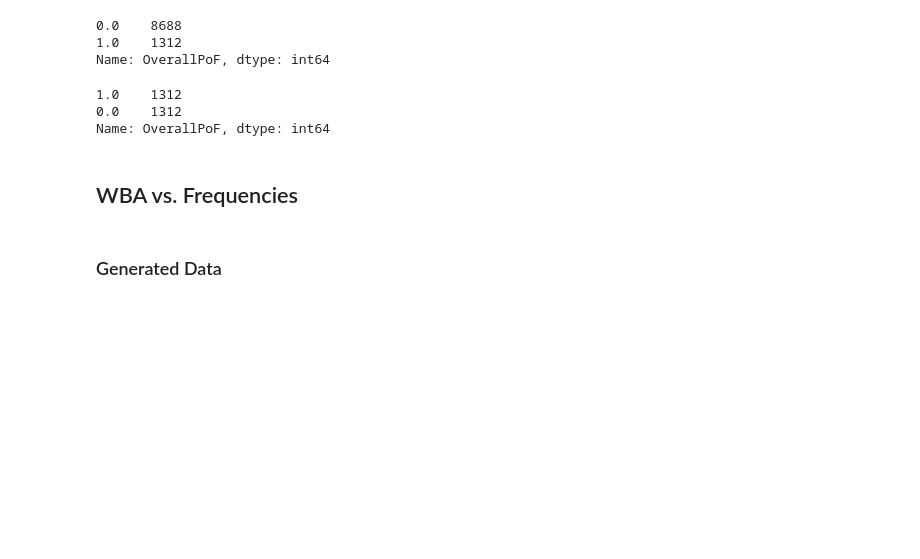
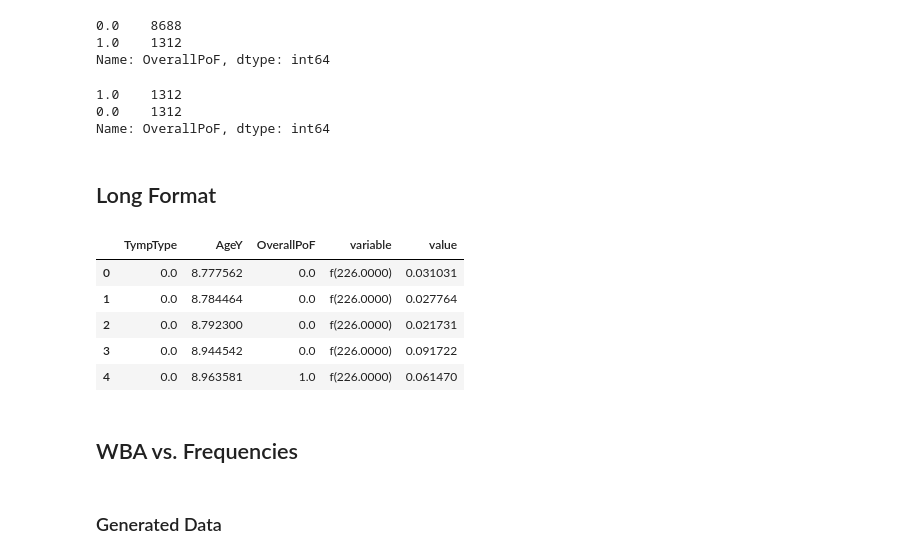
Before and after one commit to Charlene-L/CITS5553-Capstone-Project, a Jupyter notebook: GAN/Benjamin/vae_ben.ipynb, the cells around one changed output. Drawn from its saved outputs; the diff is of its cells as text; code cells hidden in the pictures; blank space fills up the shorter version.

```diff
--- a/GAN/Benjamin/vae_ben.ipynb
+++ b/GAN/Benjamin/vae_ben.ipynb
@@ -276,3 +276,5 @@ balanced_df['OverallPoF'].value_counts()
 1.0    1312
 0.0    1312
 Name: OverallPoF, dtype: int64
+# %% [markdown]
+## Long Format
@@ -279,3 +285,12 @@ Name: OverallPoF, dtype: int64
+# %%
+generated_df_long.head()
+# %% [output]
+|  | TympType | AgeY | OverallPoF | variable | value |
+| 0 | 0.0 | 8.777562 | 0.0 | f(226.0000) | 0.031031 |
+| 1 | 0.0 | 8.784464 | 0.0 | f(226.0000) | 0.027764 |
+| 2 | 0.0 | 8.792300 | 0.0 | f(226.0000) | 0.021731 |
+| 3 | 0.0 | 8.944542 | 0.0 | f(226.0000) | 0.091722 |
+| 4 | 0.0 | 8.963581 | 1.0 | f(226.0000) | 0.061470 |
 # %% [markdown]
 ## WBA vs. Frequencies
 # %% [markdown]
```
Also changed, not shown: parts of 15 cells of this notebook.
